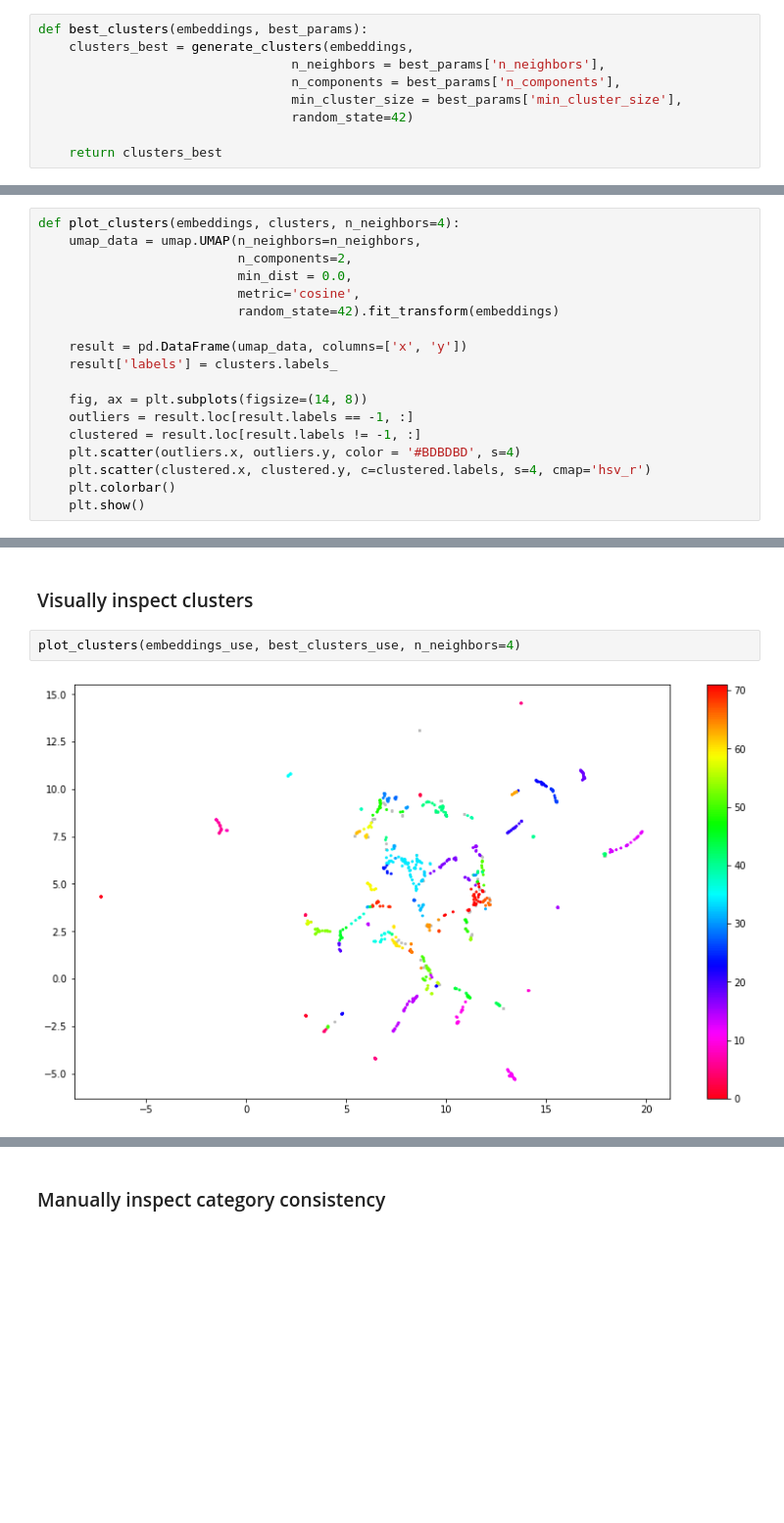
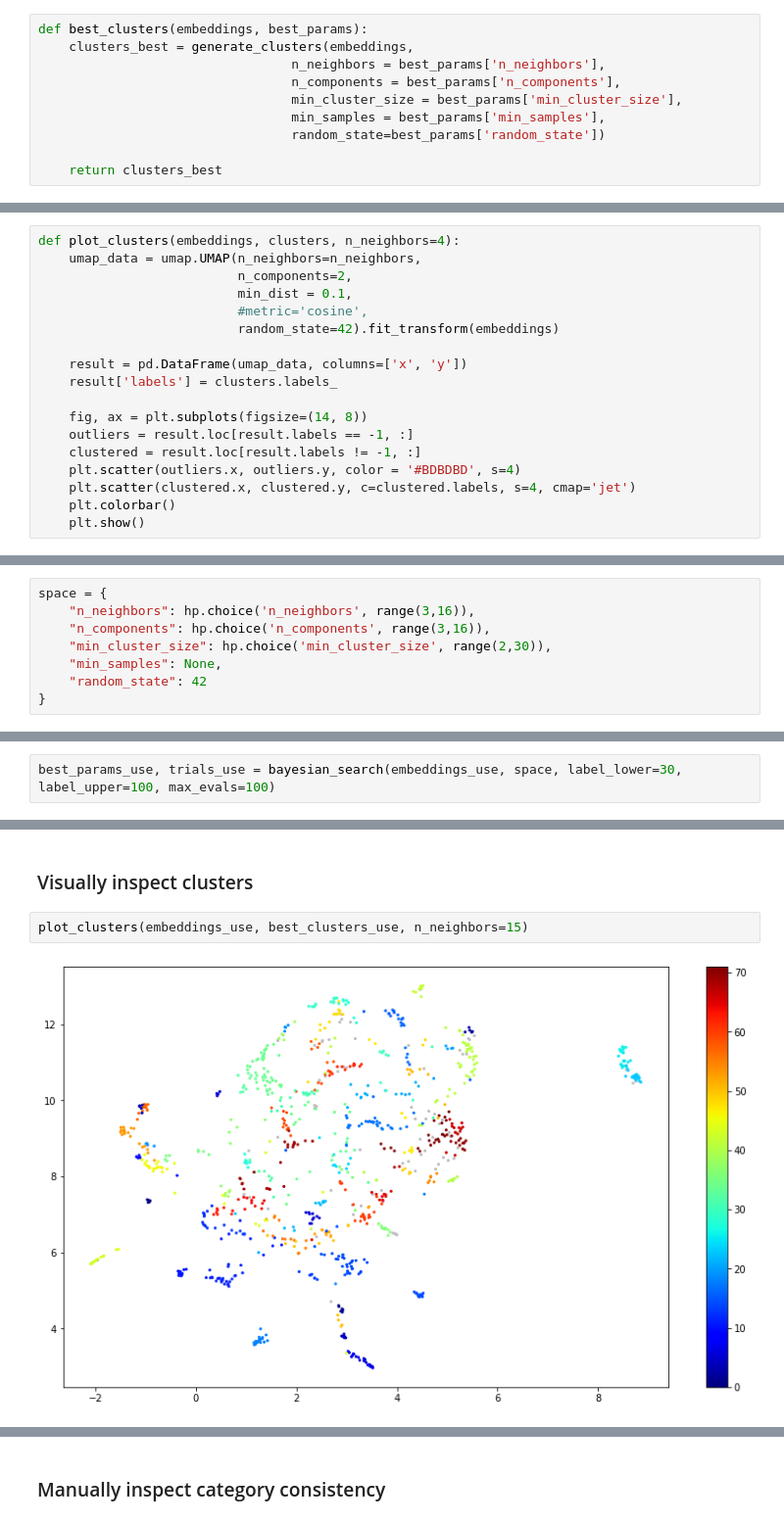
Before and after one commit to dborrelli/chat-intents, a Jupyter notebook: notebooks/05-umap_hdbscan.ipynb, the cells around one changed output, grey strips where cells are left out. Shown at 98% size. Saved outputs shown, nothing was run; the diff lists cells and outputs as text; blank space fills up the shorter version.

Commit message:
Refactor some of functions in notebook 5 and add dependency plot to notebook 6

```diff
--- a/notebooks/05-umap_hdbscan.ipynb
+++ b/notebooks/05-umap_hdbscan.ipynb
@@ -208,7 +202,8 @@ def best_clusters(embeddings, best_params):
                                  n_neighbors = best_params['n_neighbors'],
                                  n_components = best_params['n_components'],
                                  min_cluster_size = best_params['min_cluster_size'],
-                                 random_state=42)
+                                 min_samples = best_params['min_samples'],
+                                 random_state=best_params['random_state'])
 
     return clusters_best
 # %%
@@ -227,8 +222,8 @@ def combine_results(data_df, cluster_dict):
 def plot_clusters(embeddings, clusters, n_neighbors=4):
     umap_data = umap.UMAP(n_neighbors=n_neighbors,
                           n_components=2,
-                          min_dist = 0.0,
-                          metric='cosine',
+                          min_dist = 0.1,
+                          #metric='cosine',
                           random_state=42).fit_transform(embeddings)
 
     result = pd.DataFrame(umap_data, columns=['x', 'y'])
@@ -238,7 +233,7 @@ def plot_clusters(embeddings, clusters, n_neighbors=4):
     outliers = result.loc[result.labels == -1, :]
     clustered = result.loc[result.labels != -1, :]
     plt.scatter(outliers.x, outliers.y, color = '#BDBDBD', s=4)
-    plt.scatter(clustered.x, clustered.y, c=clustered.labels, s=4, cmap='hsv_r')
+    plt.scatter(clustered.x, clustered.y, c=clustered.labels, s=4, cmap='jet')
     plt.colorbar()
     plt.show()
 # %%
@@ -280,2 +281,10 @@ random_use.head(10)
 # %% [markdown]
 ### Bayesian optimization with Hyperopt
+# %%
+space = {
+    "n_neighbors": hp.choice('n_neighbors', range(3,16)),
+    "n_components": hp.choice('n_components', range(3,16)),
+    "min_cluster_size": hp.choice('min_cluster_size', range(2,30)),
+    "min_samples": None,
+    "random_state": 42
+}
@@ -287,0 +303,2 @@ label count: 73
+# %%
+best_params_use, trials_use = bayesian_search(embeddings_use, space, label_lower=30, label_upper=100, max_evals=100)
@@ -351,7 +421,7 @@ results_df.head()
 # %% [markdown]
 ### Visually inspect clusters
 # %%
-plot_clusters(embeddings_use, best_clusters_use, n_neighbors=4)
+plot_clusters(embeddings_use, best_clusters_use, n_neighbors=15)
 # %% [output]
-[figure, old version]
+[figure, new version]
 # %%
```
Also changed, not shown: parts of 18 cells of this notebook, 4 other files.
